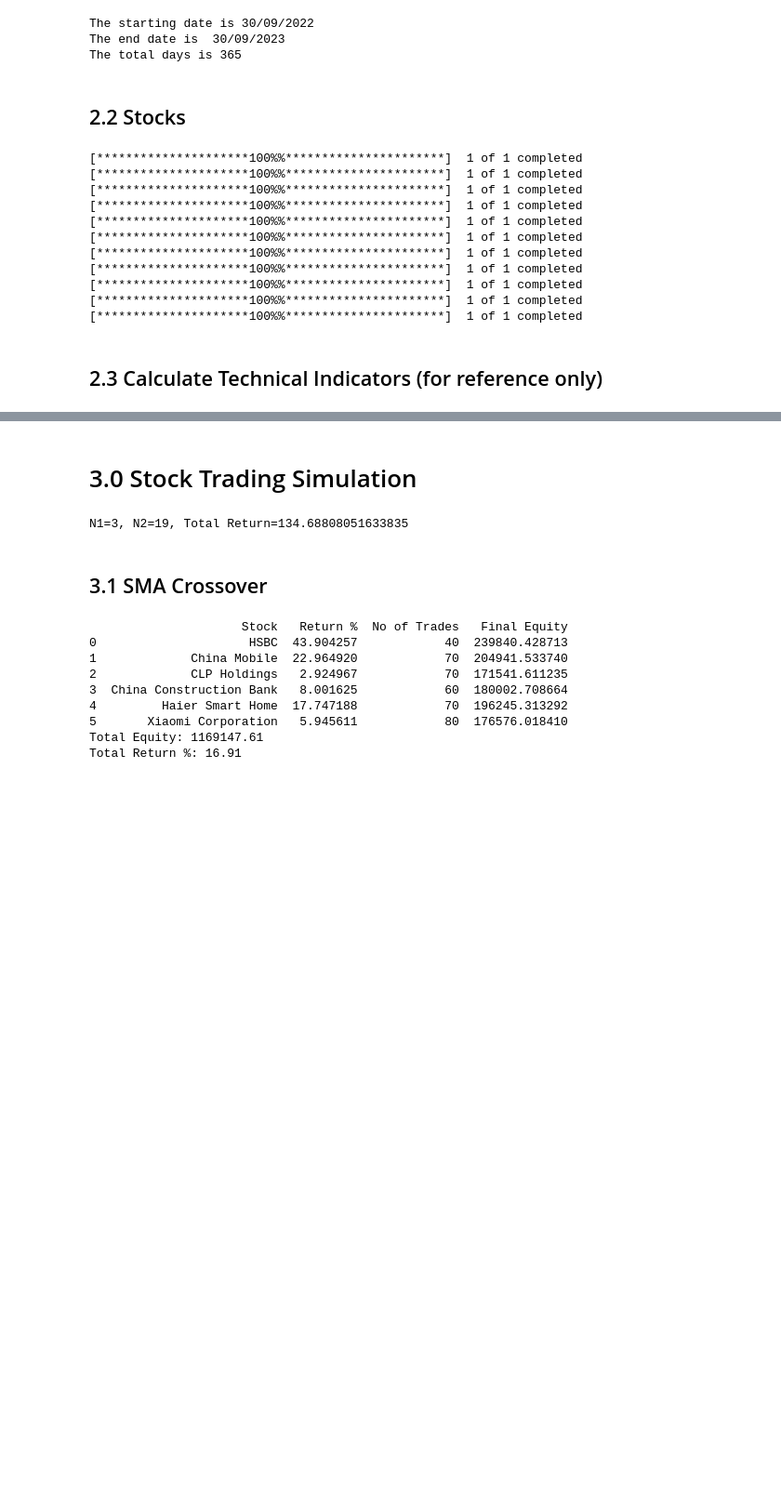
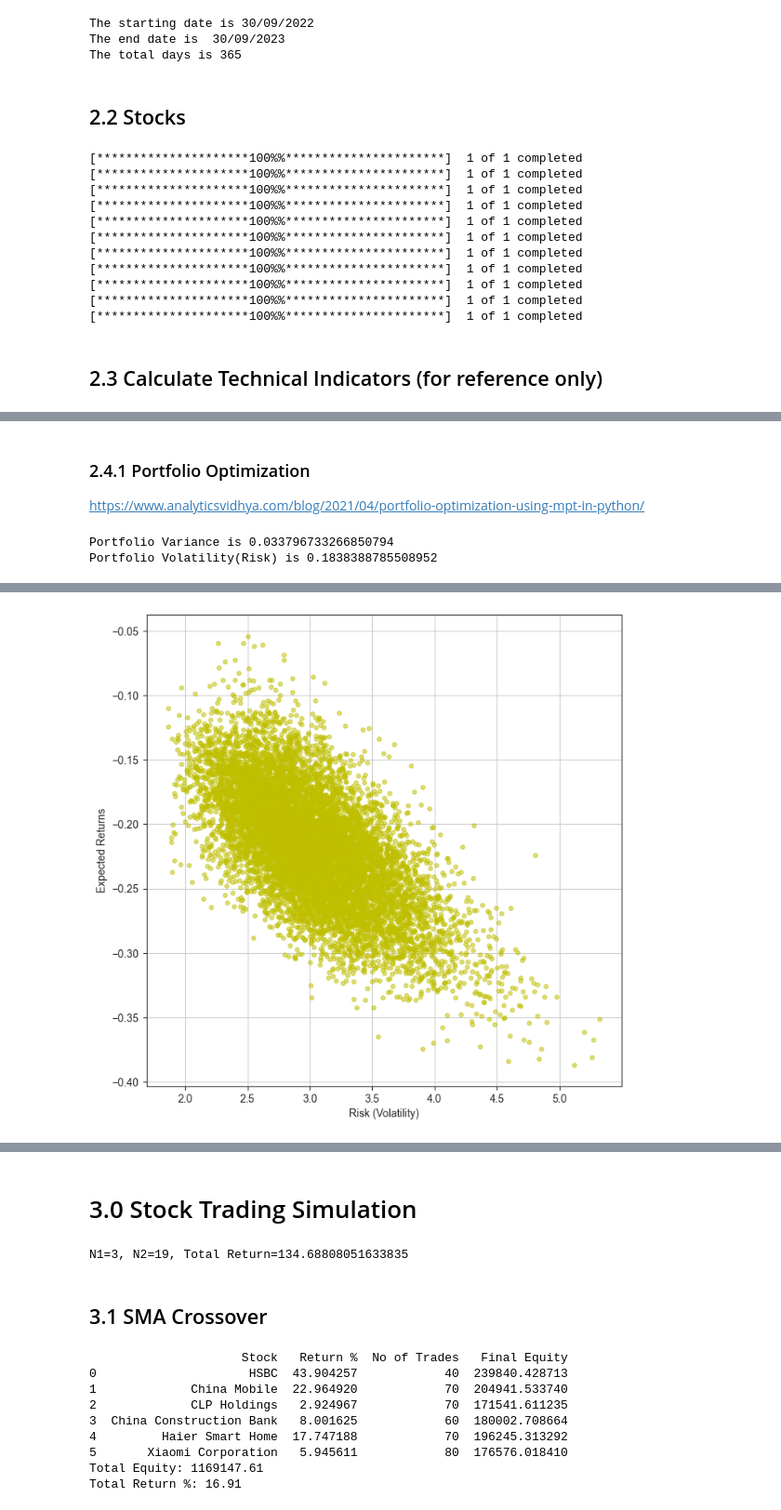
Before and after one commit to kennychu0510/backtesting-trading-strategies, a Jupyter notebook: COMP5513.ipynb, the cells around one changed output, grey strips where cells are left out. Shown at 93% size. Drawn from its saved outputs; the diff is of its cells as text; code cells hidden in the pictures; blank space fills up the shorter version.

Commit message:
added portfolio optimization calculation

```diff
--- a/COMP5513.ipynb
+++ b/COMP5513.ipynb
@@ -226,0 +211,17 @@ STOCKS[0]['TA']
+# %%
+prev_year_start_date = datetime.datetime(2021, 9, 30)
+prev_year_end_date = prev_year_start_date + relativedelta(months=12)
+port_opt_total_days = prev_year_end_date - prev_year_start_date
+
+print("The starting date is", prev_year_start_date.strftime("%d/%m/%Y"))
+print("The end date is ", prev_year_end_date.strftime("%d/%m/%Y"))
+print("The total days is", port_opt_total_days.days)
+
+OPTIMIZATION_DATA = {
+  'HSBC' : yf.download("0005.HK", prev_year_start_date, prev_year_end_date),
+  'China Mobile' : yf.download("0941.HK", prev_year_start_date, prev_year_end_date),
+  'CLP Holdings' : yf.download("0002.HK", prev_year_start_date, prev_year_end_date),
+  'China Construction Bank': yf.download("0939.HK", prev_year_start_date, prev_year_end_date),
+  'Haier Smart Home': yf.download("6690.HK", prev_year_start_date, prev_year_end_date),
+  'Xiaomi Corporation': yf.download("1810.HK", prev_year_start_date, prev_year_end_date),
+}
@@ -226,0 +238,60 @@ STOCKS[0]['TA']
+# %% [markdown]
+### 2.4.1 Portfolio Optimization
+
+https://www.analyticsvidhya.com/blog/2021/04/portfolio-optimization-using-mpt-in-python/
+# %%
+portfolio = {}
+for stock in OPTIMIZATION_DATA:
+  portfolio[stock] = OPTIMIZATION_DATA[stock]['Close']
+portfolio = pd.DataFrame(data=portfolio)
+returns_portfolio = portfolio.pct_change()
+trading_days = len(returns_portfolio.index)
+weight_portfolio = [0.167, 0.167, 0.167, 0.167, 0.167, 0.167]
+portfolio_return = returns_portfolio.dot(weight_portfolio)
+
+variance_matrix = returns_portfolio.cov()*trading_days
+
+portfolio_variance = np.transpose(weight_portfolio)@variance_matrix@weight_portfolio
+portfolio_volatility = np.sqrt(portfolio_variance)
+print("Portfolio Variance is", portfolio_variance)
+print("Portfolio Volatility(Risk) is", portfolio_volatility)
+
+port_returns = []
+port_volatility = []
+port_weights = []
+
+num_assets = len(portfolio.columns)
+num_portfolios = 10000
+
+individual_rets = portfolio.resample('Y').last().pct_change().mean()
+for port in range(num_portfolios):
+  weights = np.random.random(num_assets)
+  weights = weights/np.sum(weights)
+  port_weights.append(weights)
+  returns = np.dot(weights, individual_rets)
+  port_returns.append(returns)
+
+  var = variance_matrix.mul(weights, axis=0).mul(weights, axis=1).sum().sum()
+  sd = np.sqrt(var)
+  ann_sd = sd*np.sqrt(250)
+  port_volatility.append(ann_sd)
+
+data = {'Returns': port_returns, 'Volatility': port_volatility}
+
+for counter, symbol in enumerate(portfolio.columns.tolist()):
+  data[symbol] = [w[counter] for w in port_weights]
+
+portfolios_V1 = pd.DataFrame(data)
+portfolios_V1.head()
+
+portfolios_V1.plot.scatter(x='Volatility', y='Returns', marker='o', color='y',
+                           s=15, alpha=0.5, grid=True, figsize=[8,8])
+plt.xlabel('Risk (Volatility)')
+plt.ylabel('Expected Returns')
+
+rf = 0.01
+optimal_risky_port = portfolios_V1.iloc[((portfolios_V1['Returns']-rf)/portfolios_V1['Volatility']).idxmax()]
+optimal_risky_port
+# %% [output]
+Portfolio Variance is 0.033796733266850794
+Portfolio Volatility(Risk) is 0.1838388785508952
@@ -226,0 +307 @@ STOCKS[0]['TA']
+[figure, added]
```
Also changed, not shown: parts of 11 cells of this notebook, 1 other file.
